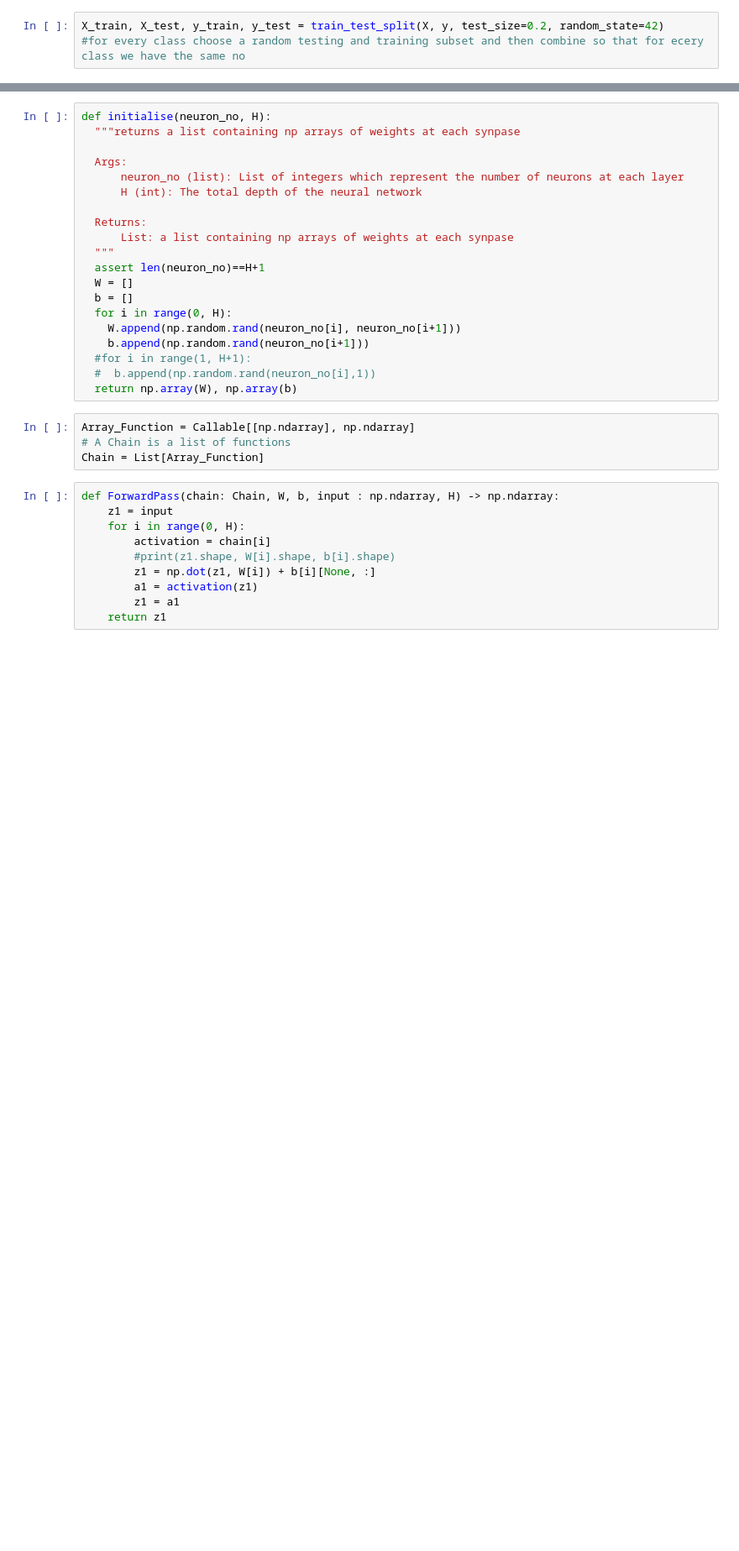
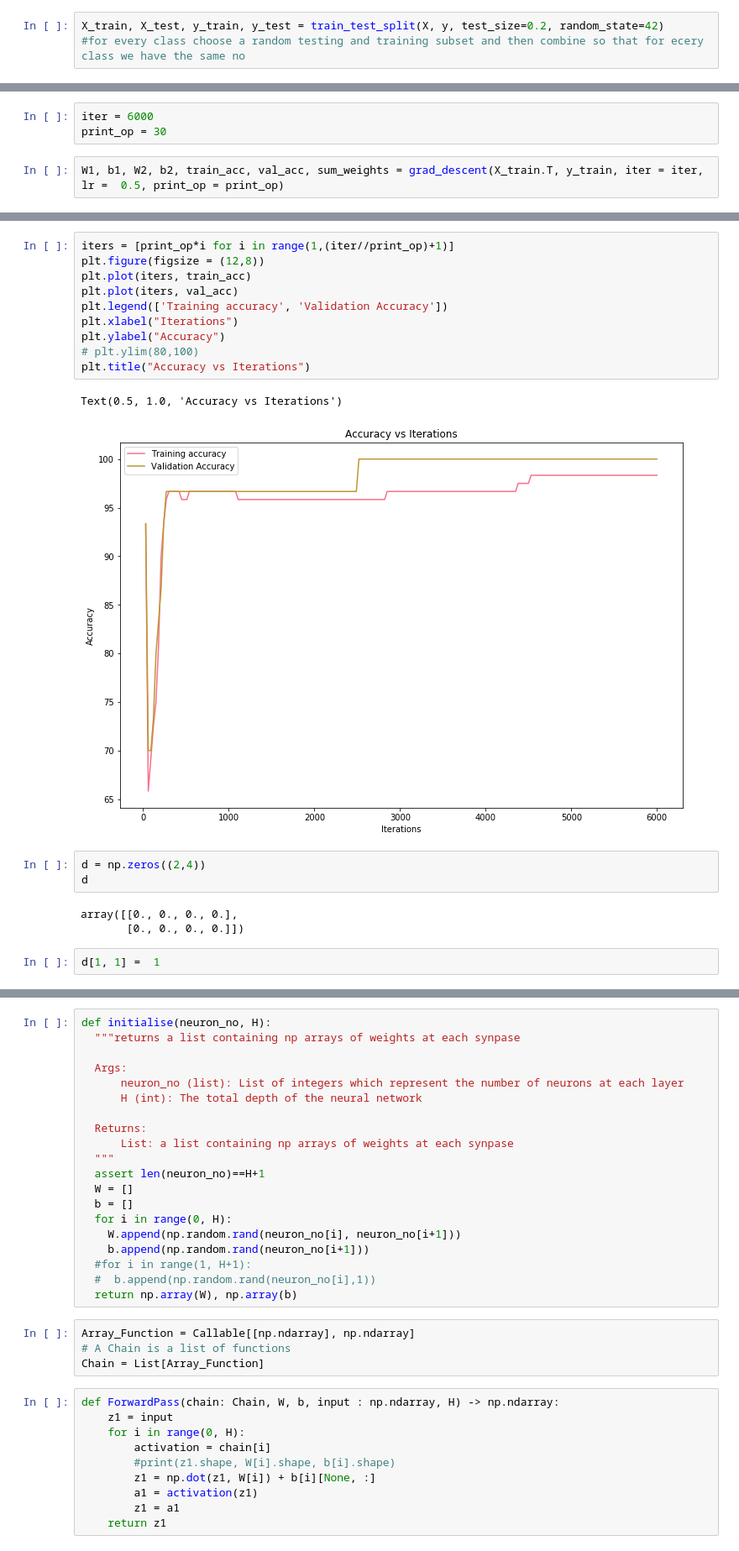
Before and after one commit to Rohit01-zoey/Perturbation-techniques-in-CNNs, a Jupyter notebook: code/wp_ups.ipynb, the cells around one changed output, grey strips where cells are left out. Shown at 84% size. Saved outputs shown, nothing was run; the diff lists cells and outputs as text; blank space fills up the shorter version.

```diff
--- a/code/wp_ups.ipynb
+++ b/code/wp_ups.ipynb
@@ -125,0 +346,5 @@ plt.plot(y_train, 'o')
+# %%
+iter = 6000
+print_op = 30
+# %%
+W1, b1, W2, b2, train_acc, val_acc, sum_weights = grad_descent(X_train.T, y_train, iter = iter, lr =  0.5, print_op = print_op)
@@ -125,0 +369,21 @@ plt.plot(y_train, 'o')
+# %%
+iters = [print_op*i for i in range(1,(iter//print_op)+1)]
+plt.figure(figsize = (12,8))
+plt.plot(iters, train_acc)
+plt.plot(iters, val_acc)
+plt.legend(['Training accuracy', 'Validation Accuracy'])
+plt.xlabel("Iterations")
+plt.ylabel("Accuracy")
+# plt.ylim(80,100)
+plt.title("Accuracy vs Iterations")
+# %% [output]
+Text(0.5, 1.0, 'Accuracy vs Iterations')
+[figure, added]
+# %%
+d = np.zeros((2,4))
+d
+# %% [output]
+array([[0., 0., 0., 0.],
+       [0., 0., 0., 0.]])
+# %%
+d[1, 1] =  1
```
Also changed, not shown: parts of 26 cells of this notebook, 1 other file.
